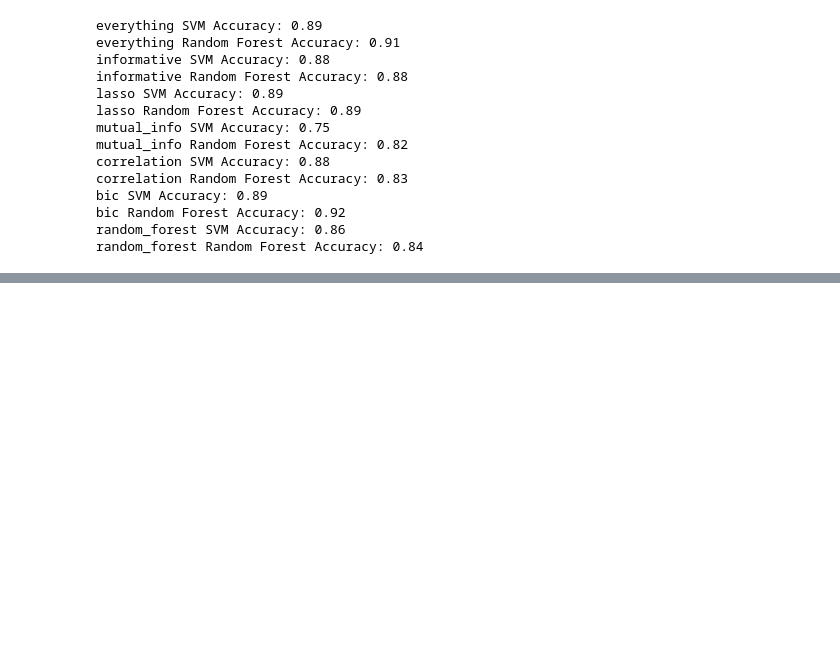
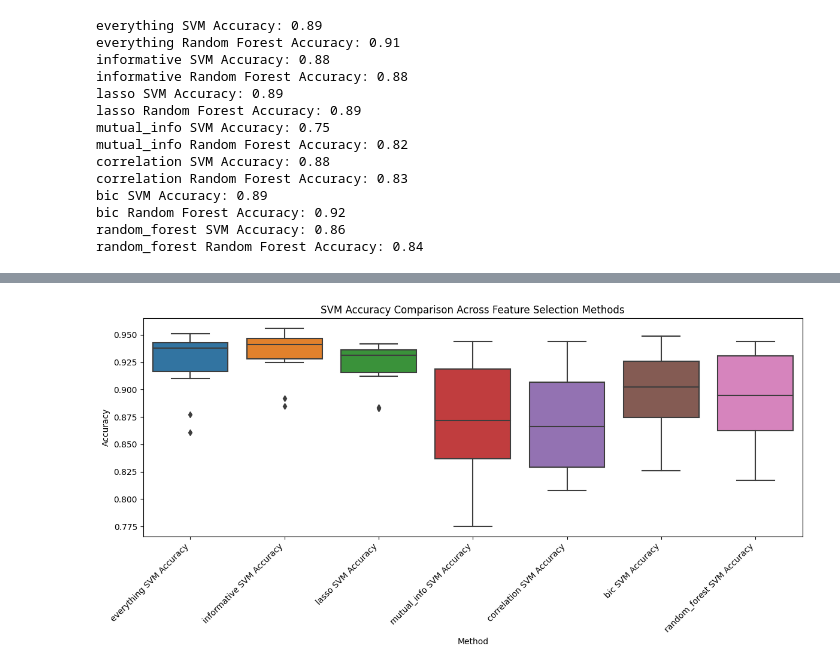
Before and after one commit to nizwant/dev_project, a Jupyter notebook: notebook/03_mesure_methods.ipynb, the cells around one changed output, grey strips where cells are left out. Drawn from its saved outputs; the diff is of its cells as text; code cells hidden in the pictures; blank space fills up the shorter version.

Commit message:
feat: generate plots of accuracy for each method

```diff
--- a/notebook/03_mesure_methods.ipynb
+++ b/notebook/03_mesure_methods.ipynb
@@ -242,7 +242,7 @@ bic Random Forest Accuracy: 0.92
 random_forest SVM Accuracy: 0.86
 random_forest Random Forest Accuracy: 0.84
 # %%
-def run_selection_methods(X_train, y_train, feature_types):
+def run_selection_methods(X_train, y_train, feature_types, silent=True):
     num_of_informative_features = len(feature_types["informative"])
 
     # Store results
@@ -328,12 +328,18 @@ def run_selection_methods(X_train, y_train, feature_types):
     selected_features["random_forest"] = rf_selected
 
     # --- Print results ---
-    print()
-    for method, features in selected_features.items():
-        print(f"{method}: selected feature indices: {features}")
+    if not silent:
+        print()
+        for method, features in selected_features.items():
+            print(f"{method}: selected feature indices: {features}")
 
     return selected_features
 # %%
+from collections import defaultdict
+
+svm_scores = defaultdict(list)
+rf_scores = defaultdict(list)
+
 rng = random.Random(213)
 
 for i in range(10):
@@ -361,8 +367,10 @@ for i in range(10):
         svm_preds = svm_clf.predict(X_prim_test)
         rf_preds = rf_clf.predict(X_prim_test)
 
-        print(f"{key} SVM Accuracy:", accuracy_score(y_test, svm_preds))
-        print(f"{key} Random Forest Accuracy:", accuracy_score(y_test, rf_preds))
+        svm_scores[f"{key} SVM Accuracy"].append(accuracy_score(y_test, svm_preds))
+        rf_scores[f"{key} Random Forest Accuracy"].append(
+            accuracy_score(y_test, rf_preds)
+        )
 # %% [output]
 [4, 2, 4, 8, 2]
 
@@ -383,0 +412,18 @@ random_forest Random Forest Accuracy: 0.895
+# %%
+df = pd.DataFrame(
+    [
+        {"Method": k, "Accuracy": val}
+        for k, values in svm_scores.items()
+        for val in values
+    ]
+)
+
+# Plot
+plt.figure(figsize=(12, 6))
+sns.boxplot(data=df, x="Method", y="Accuracy")
+plt.xticks(rotation=45, ha="right")
+plt.title("SVM Accuracy Comparison Across Feature Selection Methods")
+plt.tight_layout()
+plt.show()
+# %% [output]
+[figure, added]
```
Also changed, not shown: parts of 3 cells of this notebook.
